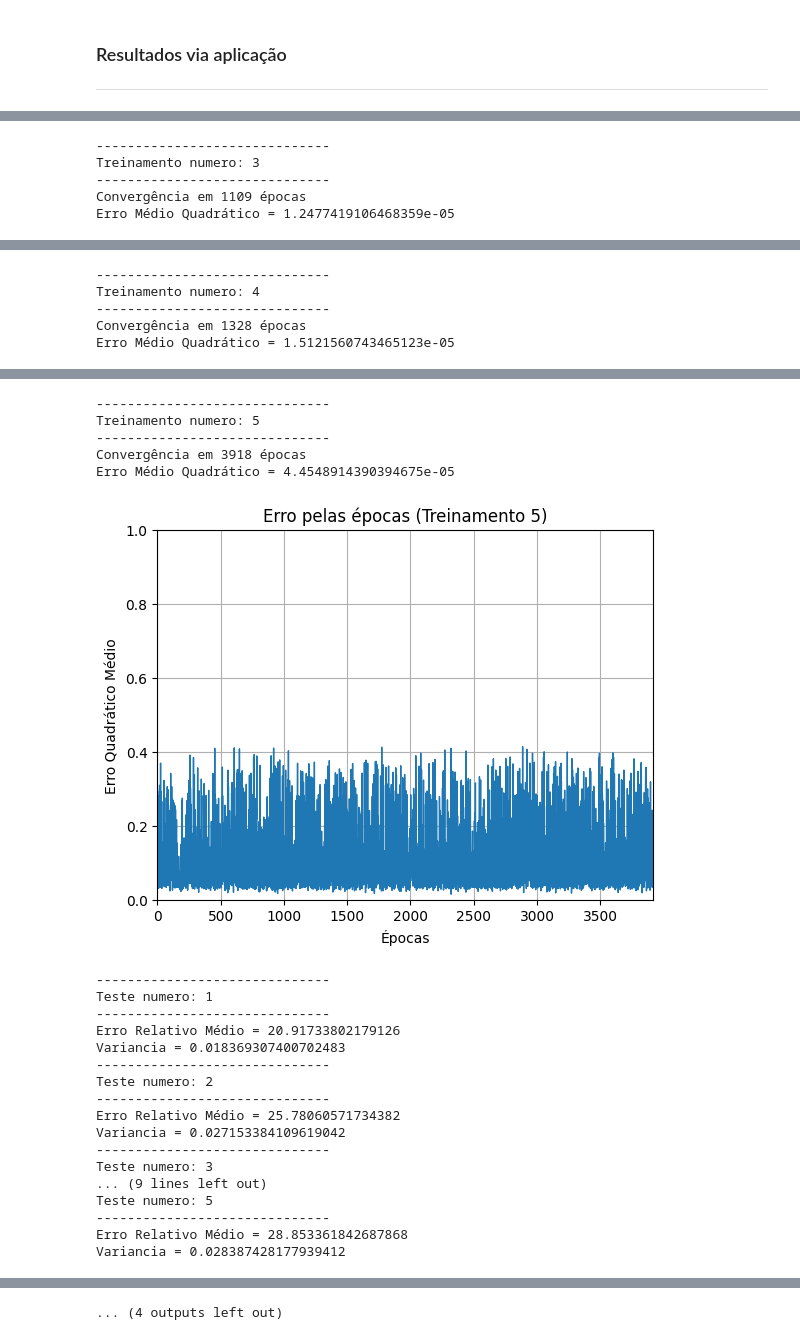
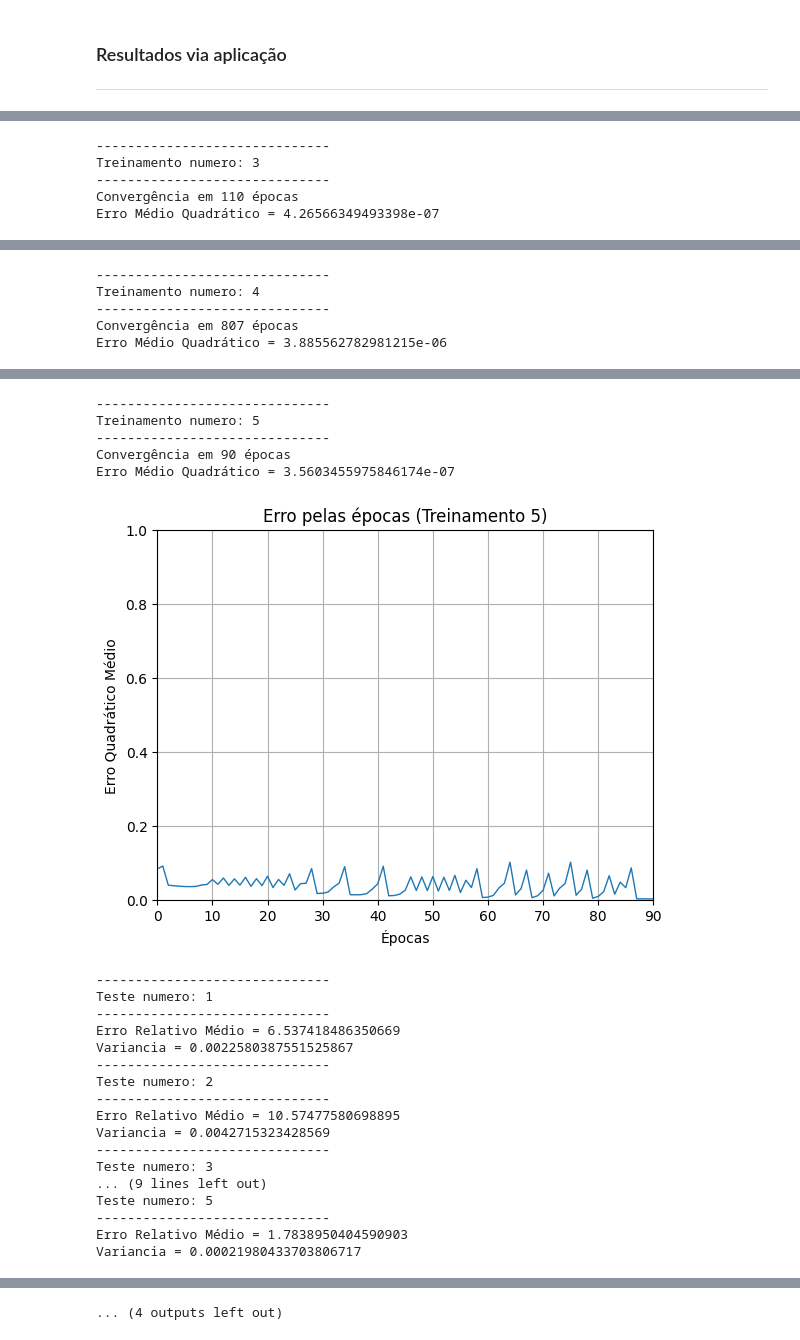
Before and after one commit to matthewz5/exercicios_praticos_RedesNeuraisArtificiais, a Jupyter notebook: Projeto_5.8_MLP/Projeto_1_5.8_MLP.ipynb, the cells around one changed output, grey strips where cells are left out. Drawn from its saved outputs; the diff is of its cells as text; code cells hidden in the pictures.

```diff
--- a/Projeto_5.8_MLP/Projeto_1_5.8_MLP.ipynb
+++ b/Projeto_5.8_MLP/Projeto_1_5.8_MLP.ipynb
@@ -423,7 +415,7 @@ def app(X, d, n, MAX_EPOCA, p, beta, X_teste, d_teste, data_teste):
 
     return resultados
 # %%
-tabela_final = app(X, d, n, MAX_EPOCA, p, 0.7, X_teste, d_teste, data_teste)
+tabela_final = app(X, d, n, MAX_EPOCA, p, 0.75, X_teste, d_teste, data_teste)
 # %% [output]
 ------------------------------
 Treinamento numero: 1
@@ -440,5 +432,5 @@ Erro Médio Quadrático = 5.33234597953499e-06
 ------------------------------
 Treinamento numero: 3
 ------------------------------
-Convergência em 1109 épocas
-Erro Médio Quadrático = 1.2477419106468359e-05
+Convergência em 110 épocas
+Erro Médio Quadrático = 4.26566349493398e-07
@@ -446,5 +438,5 @@ Erro Médio Quadrático = 1.2477419106468359e-05
 ------------------------------
 Treinamento numero: 4
 ------------------------------
-Convergência em 1328 épocas
-Erro Médio Quadrático = 1.5121560743465123e-05
+Convergência em 807 épocas
+Erro Médio Quadrático = 3.885562782981215e-06
@@ -452,23 +444,23 @@ Erro Médio Quadrático = 1.5121560743465123e-05
 ------------------------------
 Treinamento numero: 5
 ------------------------------
-Convergência em 3918 épocas
-Erro Médio Quadrático = 4.4548914390394675e-05
+Convergência em 90 épocas
+Erro Médio Quadrático = 3.5603455975846174e-07
-[figure, old version]
+[figure, new version]
 ------------------------------
 Teste numero: 1
 ------------------------------
-Erro Relativo Médio = 20.91733802179126
-Variancia = 0.018369307400702483
+Erro Relativo Médio = 6.537418486350669
+Variancia = 0.0022580387551525867
 ------------------------------
 Teste numero: 2
 ------------------------------
-Erro Relativo Médio = 25.78060571734382
-Variancia = 0.027153384109619042
+Erro Relativo Médio = 10.57477580698895
+Variancia = 0.0042715323428569
 ------------------------------
 Teste numero: 3
 ... (9 lines left out)
 Teste numero: 5
 ------------------------------
-Erro Relativo Médio = 28.853361842687868
-Variancia = 0.028387428177939412
+Erro Relativo Médio = 1.7838950404590903
+Variancia = 0.00021980433703806717
```
Also changed, not shown: parts of 4 cells of this notebook, 11 other files.
